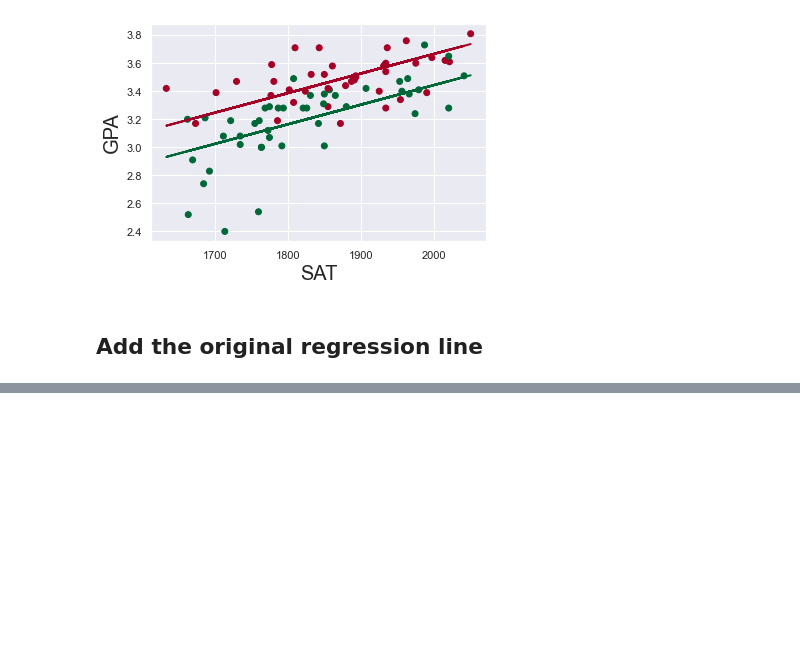
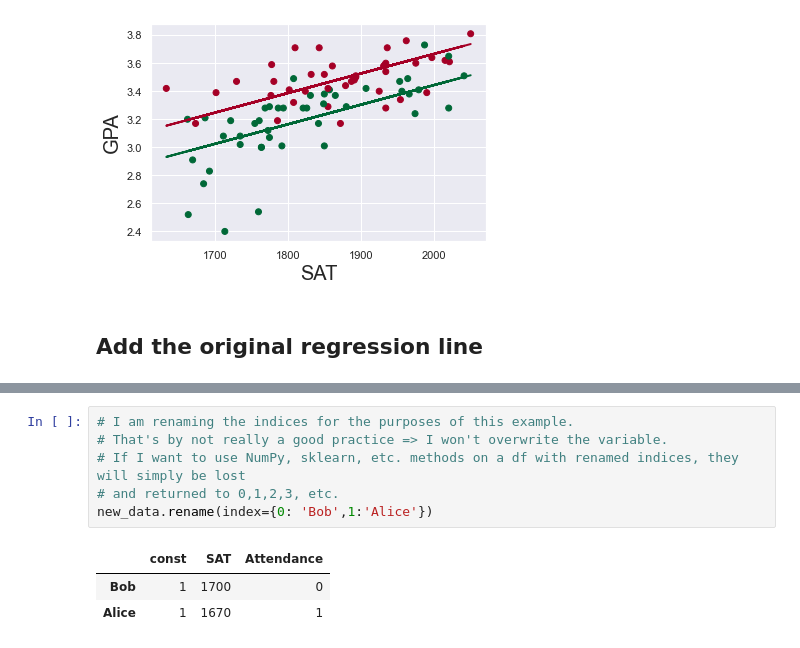
Before and after one commit to KarlHeyHi/AI-Machine-Learning, a Jupyter notebook: MultipleLinearRegression_OLS_SATGPA.ipynb, the cells around one changed output, grey strips where cells are left out. Saved outputs shown, nothing was run; the diff lists cells and outputs as text; blank space fills up the shorter version.

```diff
--- a/MultipleLinearRegression_OLS_SATGPA.ipynb
+++ b/MultipleLinearRegression_OLS_SATGPA.ipynb
@@ -137,0 +171,10 @@ plt.show()
+# %%
+# I am renaming the indices for the purposes of this example.
+# That's by not really a good practice => I won't overwrite the variable.
+# If I want to use NumPy, sklearn, etc. methods on a df with renamed indices, they will simply be lost
+# and returned to 0,1,2,3, etc.
+new_data.rename(index={0: 'Bob',1:'Alice'})
+# %% [output]
+|  | const | SAT | Attendance |
+| Bob | 1 | 1700 | 0 |
+| Alice | 1 | 1670 | 1 |
```
Also changed, not shown: parts of 8 cells of this notebook.
